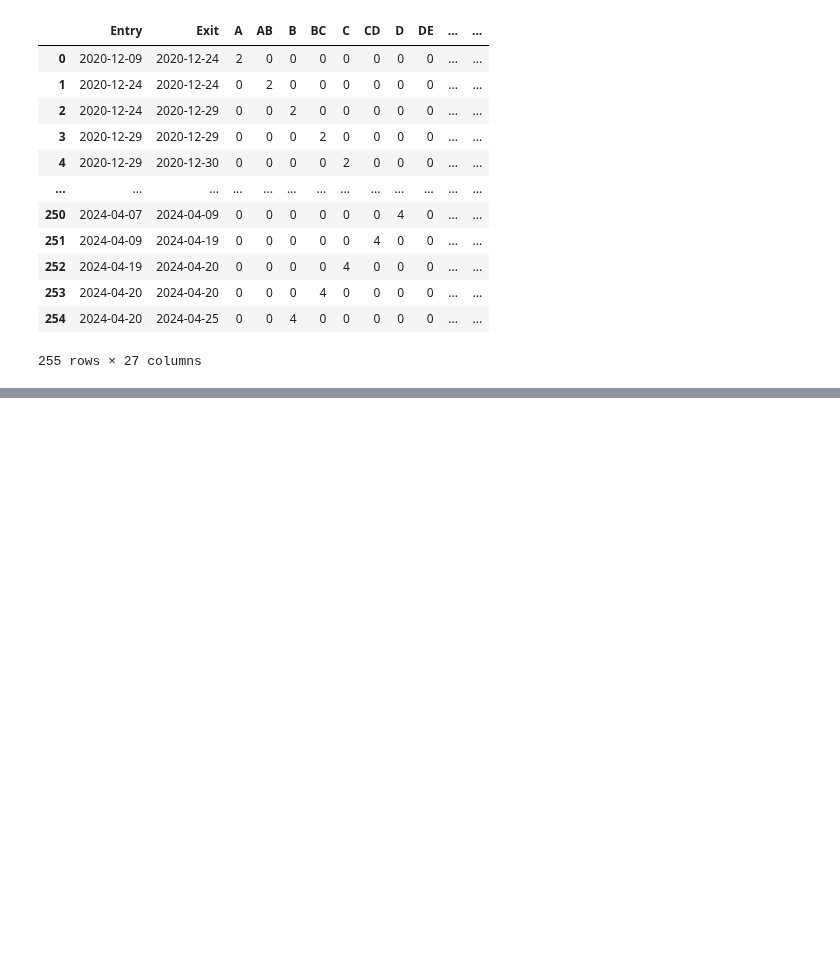
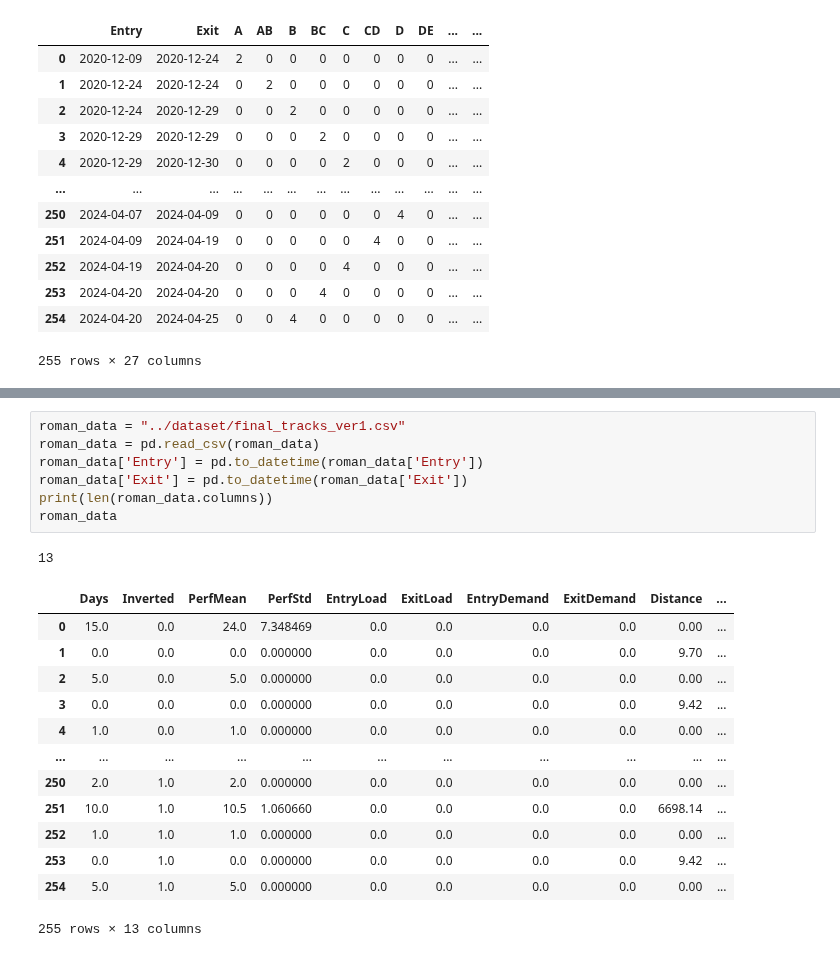
Before and after one commit to ThomasSecco/Hackathon, a Jupyter notebook: notebooks/Louison.ipynb, the cells around one changed output, grey strips where cells are left out. Saved outputs shown, nothing was run; the diff lists cells and outputs as text; blank space fills up the shorter version.

Commit message:
TRUE DATASS

```diff
--- a/notebooks/Louison.ipynb
+++ b/notebooks/Louison.ipynb
@@ -662,0 +679,22 @@ feature_df_filled.to_csv('../dataset/louison.csv', index=False)
+# %%
+roman_data = "../dataset/final_tracks_ver1.csv"
+roman_data = pd.read_csv(roman_data)
+roman_data['Entry'] = pd.to_datetime(roman_data['Entry'])
+roman_data['Exit'] = pd.to_datetime(roman_data['Exit'])
+print(len(roman_data.columns))
+roman_data
+# %% [output]
+13
+|  | Days | Inverted | PerfMean | PerfStd | EntryLoad | ExitLoad | EntryDemand | ExitDemand | Distance | ... |
+| 0 | 15.0 | 0.0 | 24.0 | 7.348469 | 0.0 | 0.0 | 0.0 | 0.0 | 0.00 | ... |
+| 1 | 0.0 | 0.0 | 0.0 | 0.000000 | 0.0 | 0.0 | 0.0 | 0.0 | 9.70 | ... |
+| 2 | 5.0 | 0.0 | 5.0 | 0.000000 | 0.0 | 0.0 | 0.0 | 0.0 | 0.00 | ... |
+| 3 | 0.0 | 0.0 | 0.0 | 0.000000 | 0.0 | 0.0 | 0.0 | 0.0 | 9.42 | ... |
+| 4 | 1.0 | 0.0 | 1.0 | 0.000000 | 0.0 | 0.0 | 0.0 | 0.0 | 0.00 | ... |
+| ... | ... | ... | ... | ... | ... | ... | ... | ... | ... | ... |
+| 250 | 2.0 | 1.0 | 2.0 | 0.000000 | 0.0 | 0.0 | 0.0 | 0.0 | 0.00 | ... |
+| 251 | 10.0 | 1.0 | 10.5 | 1.060660 | 0.0 | 0.0 | 0.0 | 0.0 | 6698.14 | ... |
+| 252 | 1.0 | 1.0 | 1.0 | 0.000000 | 0.0 | 0.0 | 0.0 | 0.0 | 0.00 | ... |
+| 253 | 0.0 | 1.0 | 0.0 | 0.000000 | 0.0 | 0.0 | 0.0 | 0.0 | 9.42 | ... |
+| 254 | 5.0 | 1.0 | 5.0 | 0.000000 | 0.0 | 0.0 | 0.0 | 0.0 | 0.00 | ... |
+255 rows × 13 columns
```
Also changed, not shown: parts of 12 cells of this notebook, 5 other files.
